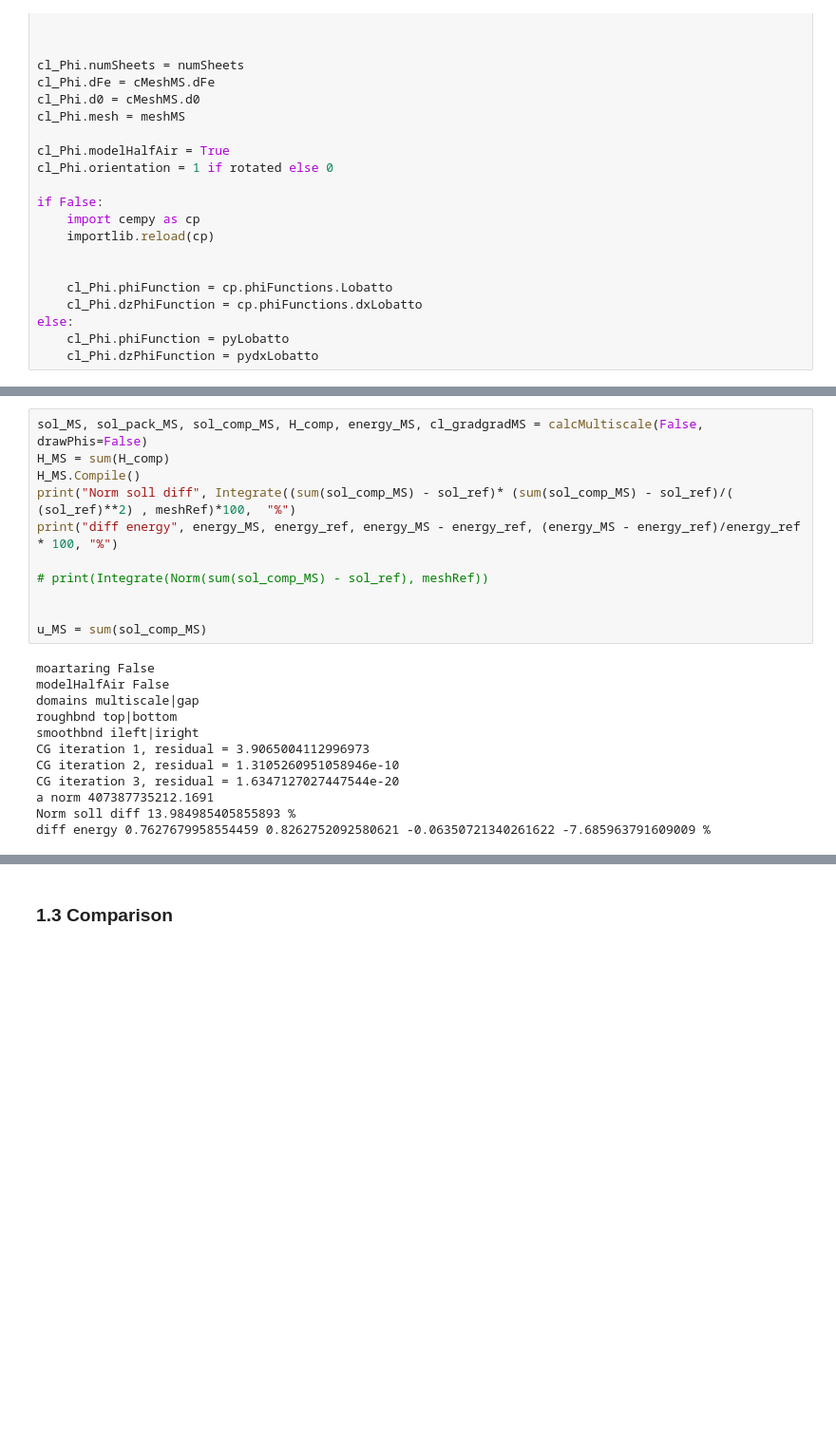
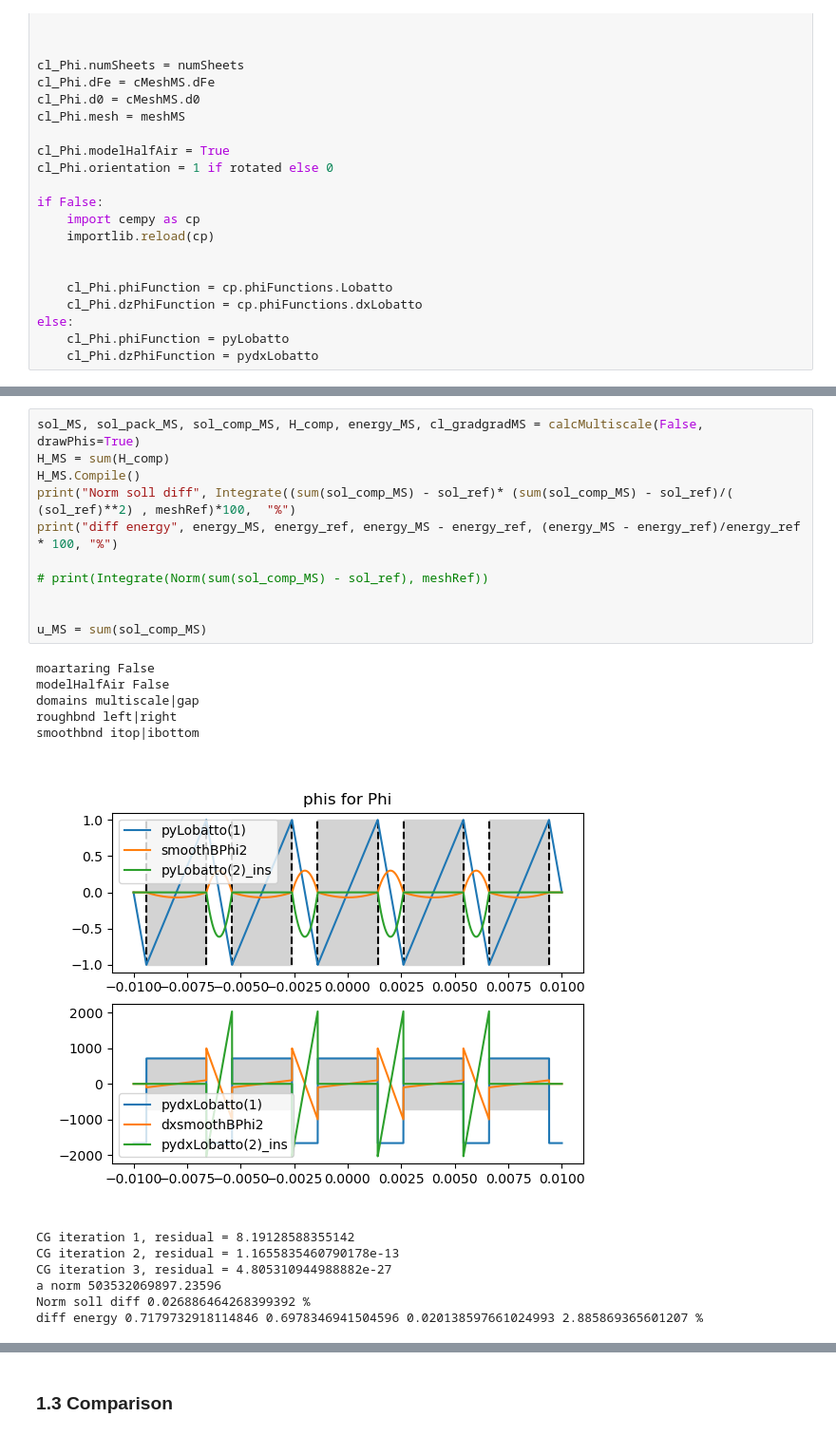
Before and after one commit to vhanser/ngsolveexample, a Jupyter notebook: content/multiscale/multiscale2DAll.ipynb, the cells around one changed output, grey strips where cells are left out. Shown: that part at 95% size. Drawn from its saved outputs; the diff is of its cells as text; blank space fills up the shorter version.

```diff
--- a/content/multiscale/multiscale2DAll.ipynb
+++ b/content/multiscale/multiscale2DAll.ipynb
@@ -384,28 +398,29 @@ def calcMultiscale(useGradients=True, drawPhis=True):
     print("a norm", a.mat.AsVector().Norm())
     return sol, cl_gradgradMS.sol_pack, cl_gradgradMS.sol_comp, cl_gradgradMS.gradsol_comp, energy, cl_gradgradMS
 # %%
-sol_MS, sol_pack_MS, sol_comp_MS, H_comp, energy_MS, cl_gradgradMS = calcMultiscale(False, drawPhis=False)
+sol_MS, sol_pack_MS, sol_comp_MS, H_comp, energy_MS, cl_gradgradMS = calcMultiscale(False, drawPhis=True)
 H_MS = sum(H_comp)
 H_MS.Compile()
 print("Norm soll diff", Integrate((sum(sol_comp_MS) - sol_ref)* (sum(sol_comp_MS) - sol_ref)/( (sol_ref)**2) , meshRef)*100,  "%")
 print("diff energy", energy_MS, energy_ref, energy_MS - energy_ref, (energy_MS - energy_ref)/energy_ref * 100, "%")
 
 # print(Integrate(Norm(sum(sol_comp_MS) - sol_ref), meshRef))
 
 
 u_MS = sum(sol_comp_MS)
 # %% [output]
 moartaring False
 modelHalfAir False
 domains multiscale|gap
-roughbnd top|bottom
-smoothbnd ileft|iright
-CG iteration 1, residual = 3.9065004112996973
-CG iteration 2, residual = 1.3105260951058946e-10
-CG iteration 3, residual = 1.6347127027447544e-20
-a norm 407387735212.1691
-Norm soll diff 13.984985405855893 %
-diff energy 0.7627679958554459 0.8262752092580621 -0.06350721340261622 -7.685963791609009 %
+roughbnd left|right
+smoothbnd itop|ibottom
+[figure, added]
+CG iteration 1, residual = 8.19128588355142
+CG iteration 2, residual = 1.1655835460790178e-13
+CG iteration 3, residual = 4.805310944988882e-27
+a norm 503532069897.23596
+Norm soll diff 0.026886464268399392 %
+diff energy 0.7179732918114846 0.6978346941504596 0.020138597661024993 2.885869365601207 %
 # %%
 cl_gradgradMS.generateCouplingMatrix(lambda2, lambda1, force_full_Phi=force_full_Phi)
 cl_gradgradMS.printCouplingMatrix();
```
Also changed, not shown: parts of 23 cells of this notebook.
